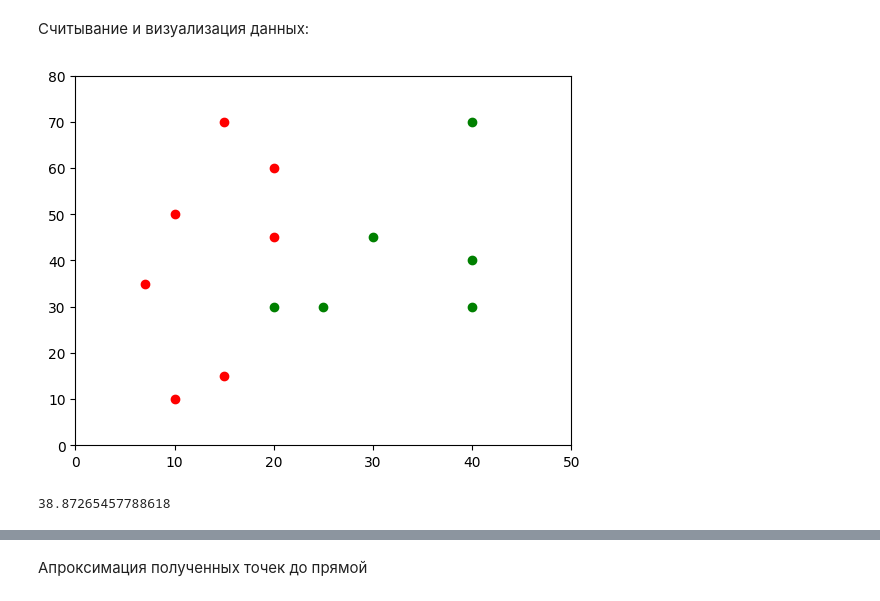
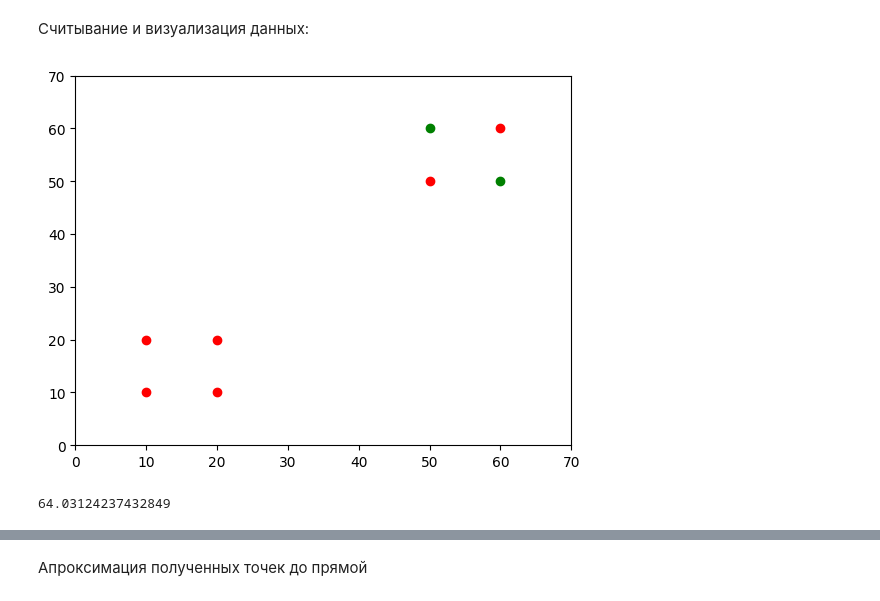
Before and after one commit to NikitaFinogenov/LinearBinaryclassification, a Jupyter notebook: BINClassifier.ipynb, the cells around one changed output, grey strips where cells are left out. Saved outputs shown, nothing was run; the diff lists cells and outputs as text; code cells hidden in the pictures.

```diff
--- a/BINClassifier.ipynb
+++ b/BINClassifier.ipynb
@@ -15,16 +15,22 @@ import matplotlib.pyplot as plt
 # %% [markdown]
 Считывание и визуализация данных:
 # %%
+'''
 x_train = np.array([[10, 50], [20, 30], [25, 30], [20, 60], [15, 70], [40, 40], [30, 45], [20, 45], [40, 30], [7, 35], [40,70], [10, 10], [15, 15]])
-y_train = np.array([-1, 1, 1, -1, -1, 1, 1, -1, 1, -1, 1, -1, -1])
+y_train = np.array([-1, 1, 1, 1, -1, 1, 1, 1, 1, -1, 1, -1, -1])
+'''
+x_train = np.array([[10, 10], [10, 20], [20, 20], [20, 10], [50, 50], [50, 60], [60, 60], [60, 50]])
+y_train = np.array([-1, -1, -1, -1, -1, 1, -1, 1])
+
+
 
 plt.scatter([x_train[i][0] for i in range(len(x_train)) if y_train[i] == -1], [x_train[i][1] for i in range(len(x_train)) if y_train[i] == -1], marker='o', color='red')
 plt.scatter([x_train[i][0] for i in range(len(x_train)) if y_train[i] == 1], [x_train[i][1] for i in range(len(x_train)) if y_train[i] == 1], marker='o', color='green')
 plt.xlim(0, max(x_train[:, 0])+10)
 plt.ylim(0, max(x_train[:, 1])+10)
 plt.show()
 # %% [output]
-[figure, old version]
+[figure, new version]
 # %%
 def count(x: np.array, c):
   cnt = 0
@@ -43,7 +49,7 @@ def dist(index, index2, label):
 # %%
 print(dist(10, 10, 1))
 # %% [output]
-38.87265457788618
+64.03124237432849
 # %%
 dist0_massive = []
 dist1_massive = []
```
Also changed, not shown: parts of 9 cells of this notebook.
